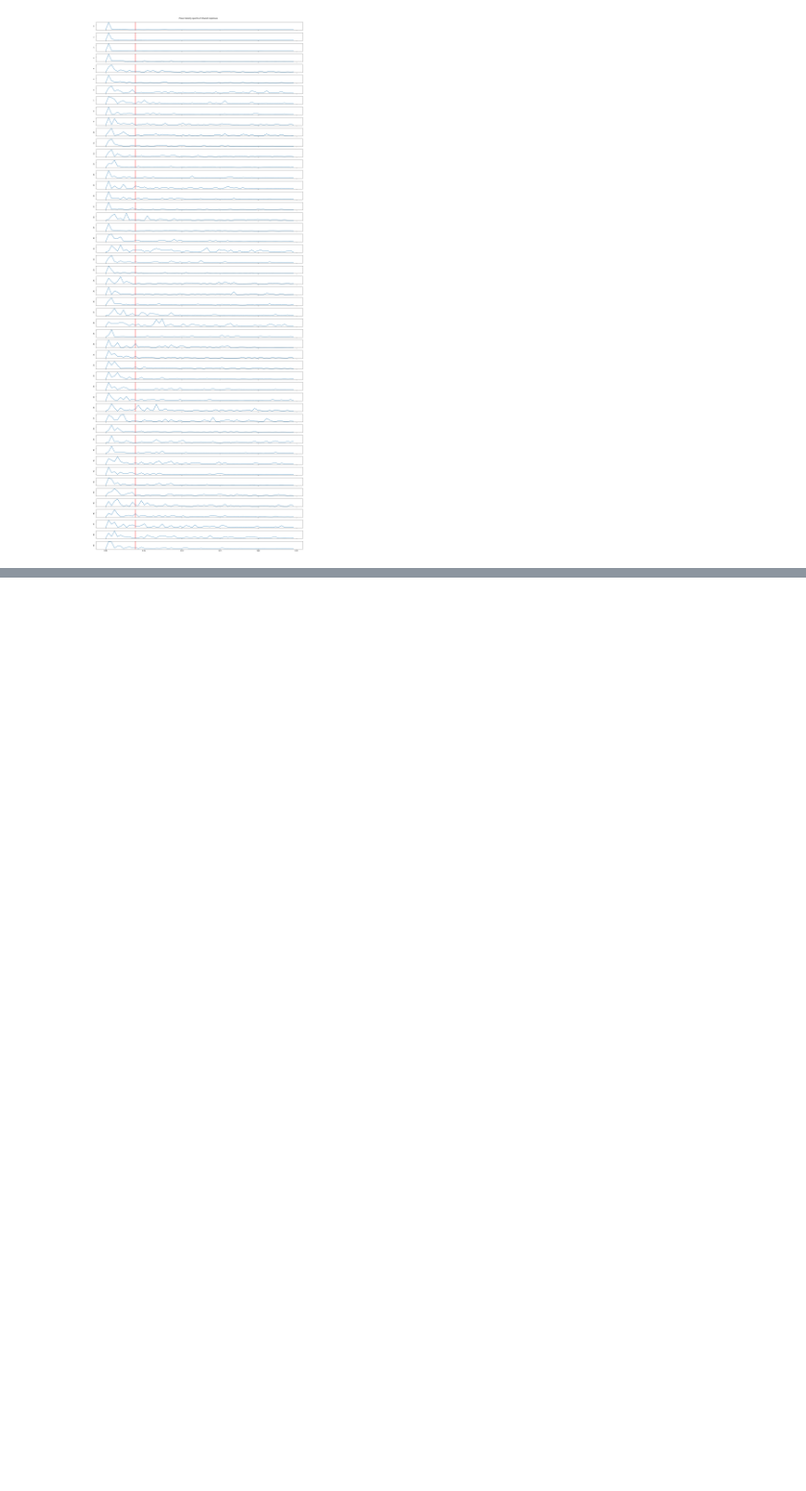
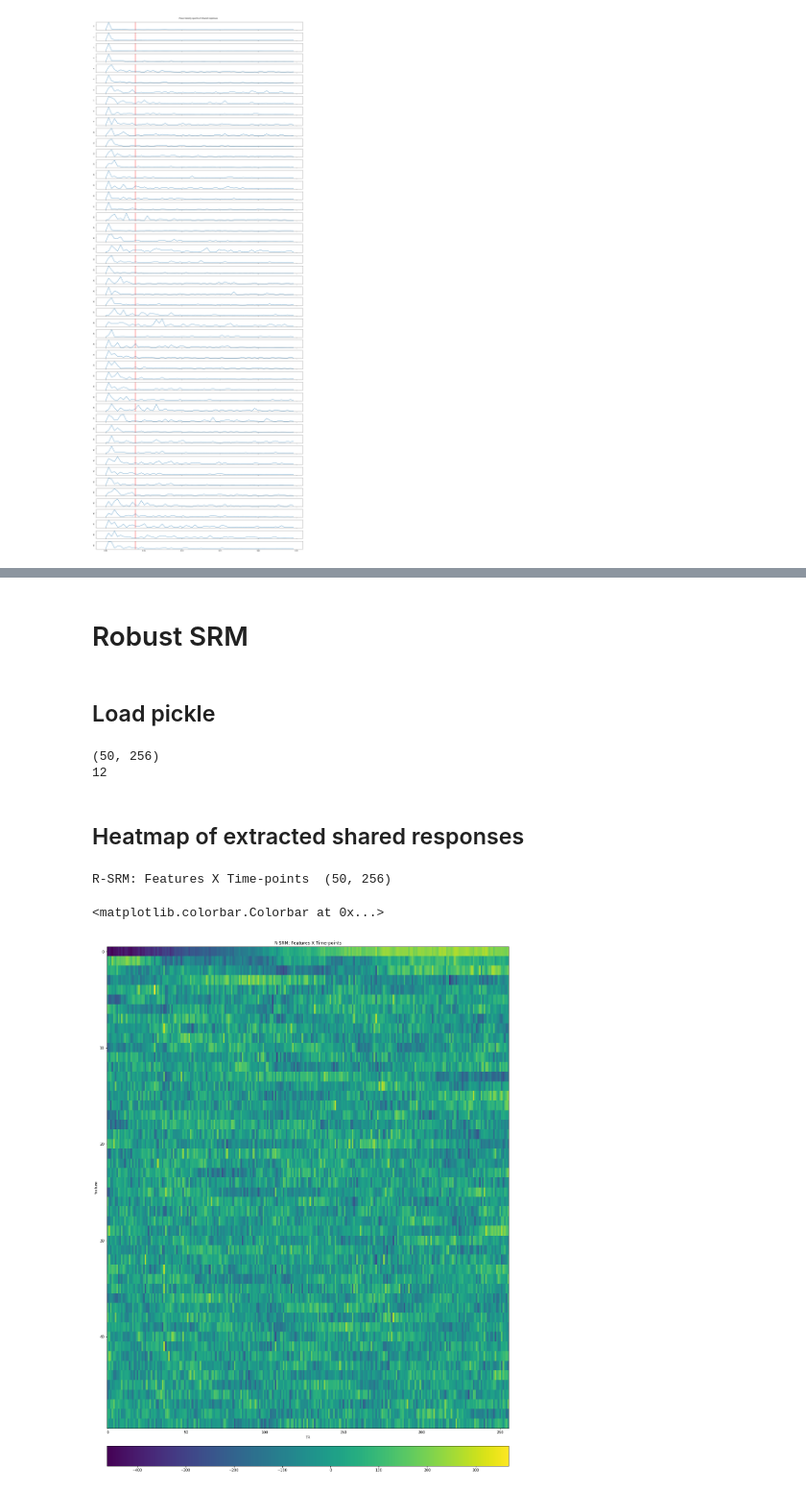
Before and after one commit to oliver-contier/somato_align, a Jupyter notebook: srm/plot_srm_results.ipynb, the cells around one changed output, grey strips where cells are left out. Shown at 96% size. Saved outputs shown, nothing was run; the diff lists cells and outputs as text; code cells hidden in the pictures; blank space fills up the shorter version.

Commit message:
did the same for robust shared response model

```diff
--- a/srm/plot_srm_results.ipynb
+++ b/srm/plot_srm_results.ipynb
@@ -91,2 +93,35 @@ plt.tight_layout()
 - we run into the same selection problem as with ICA: How **exactly** do we decide, which components might match our stimulation cycle and therefore might represent our digits?
 - temporal filtering should allow us to narrow down the search for our components
+# %% [markdown]
+# Robust SRM
+# %% [markdown]
+## Load pickle
+# %%
+rsrm_pickle_path = '/home/homeGlobal/oli/somato/scratch/srm/rsrm.p'
+
+with open(rsrm_pickle_path, 'rb') as f:
+    rsrm = pickle.load(f)
+# %%
+# this is where you find shared responses
+print(rsrm.r_.shape)
+
+# and individual responses (list of flat arrays, each contains subjects' voxels)
+print(len(rsrm.s_))
+# %% [output]
+(50, 256)
+12
+# %% [markdown]
+## Heatmap of extracted shared responses
+# %%
+# Plot the shared response
+print('R-SRM: Features X Time-points ', rsrm.r_.shape)
+plt.figure(figsize=(20, 30))
+plt.title('R-SRM: Features X Time-points')
+plt.xlabel('TR')
+plt.ylabel('feature')
+plt.imshow(rsrm.r_, cmap='viridis', aspect='auto')
+plt.colorbar(orientation='horizontal', pad=.03)  #fraction=0.03,
+# %% [output]
+R-SRM: Features X Time-points  (50, 256)
+<matplotlib.colorbar.Colorbar at 0x...>
+[figure, added]
```
Also changed, not shown: parts of 16 cells of this notebook, 2 other files.
